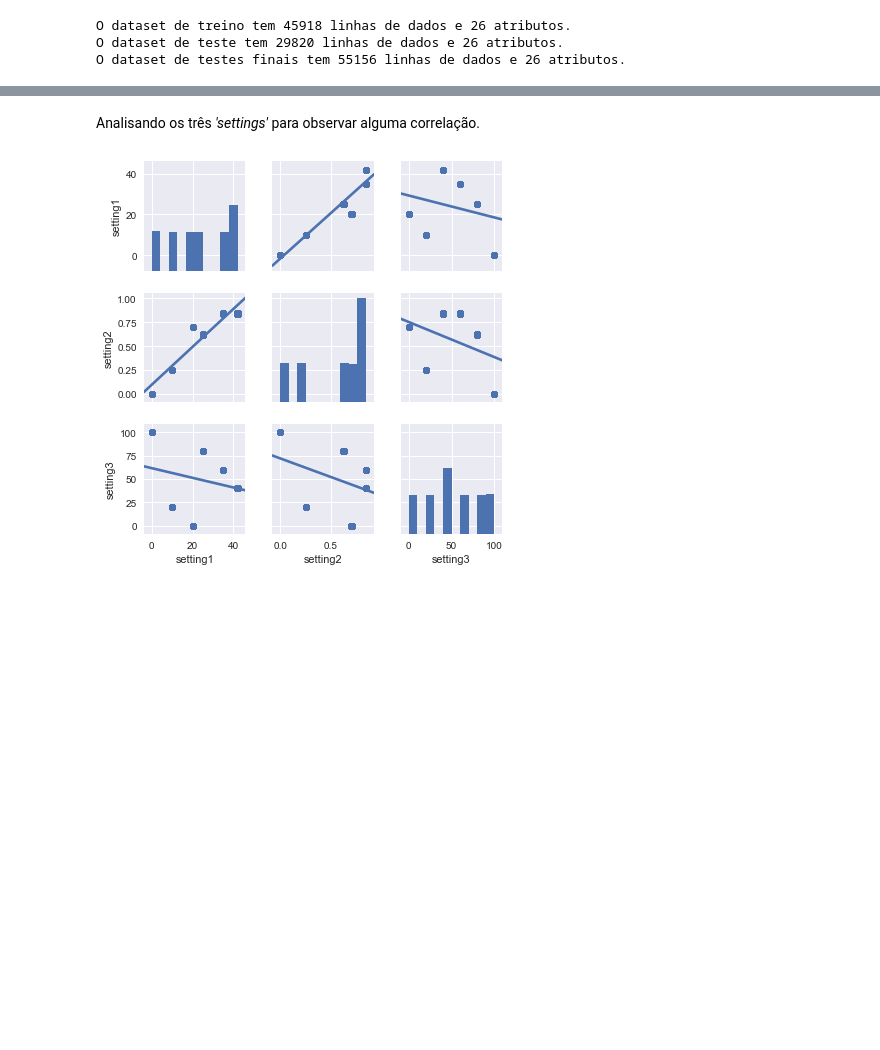
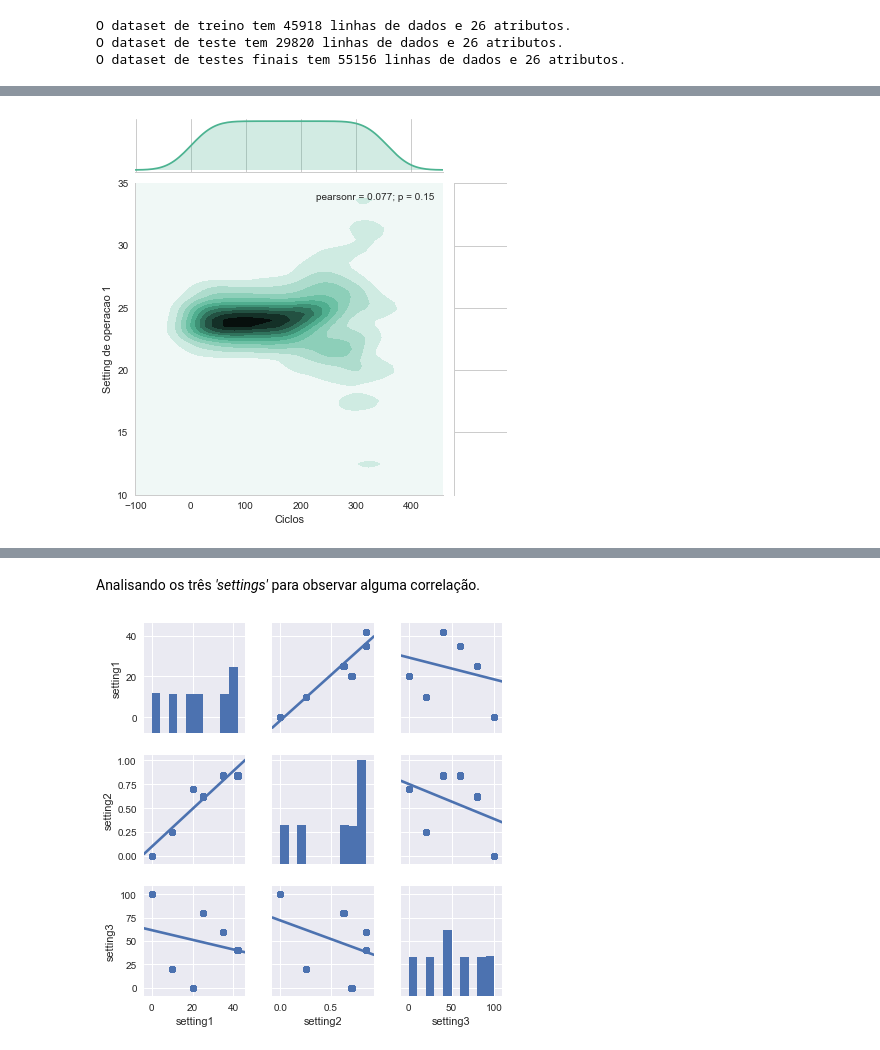
Before and after one commit to ThiagoGrabe/Nasa-Engine, a Jupyter notebook: Engine_NASA_Analise de dados.ipynb, the cells around one changed output, grey strips where cells are left out. Drawn from its saved outputs; the diff is of its cells as text; code cells hidden in the pictures; blank space fills up the shorter version.

```diff
--- a/Engine_NASA_Analise de dados.ipynb
+++ b/Engine_NASA_Analise de dados.ipynb
@@ -83,0 +99,13 @@ O dataset de testes finais tem 55156 linhas de dados e 26 atributos.
+# %%
+setting1 = train_data.groupby('cycle_num', as_index=False)['setting1'].mean()
+x = setting1['cycle_num']
+y = setting1['setting1']
+
+g = (sns.jointplot(x, y, kind="kde",  color="#4CB391" )
+.set_axis_labels("Ciclos", "Setting de operacao 1"))
+
+sns.plt.ylim(10, 35)
+sns.plt.xlim(50, 220)
+plt.savefig('Ciclos versus Setting de operação 1.png', format='png', dpi=100)
+# %% [output]
+[figure, added]
```
Also changed, not shown: parts of 34 cells of this notebook.
